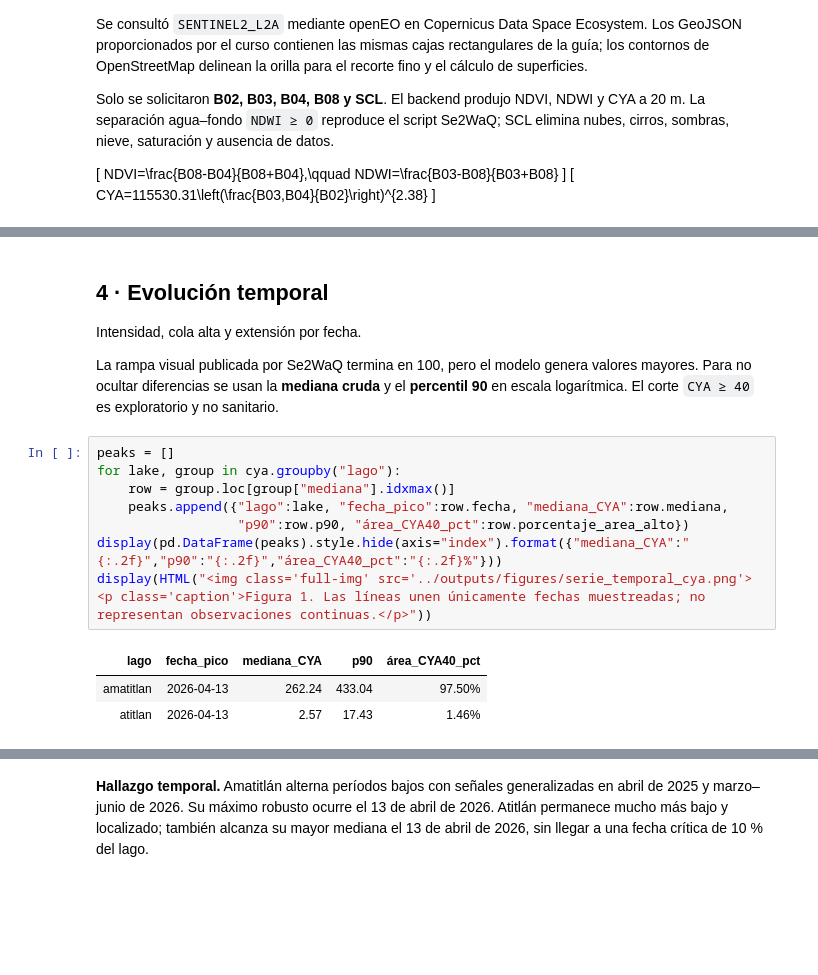
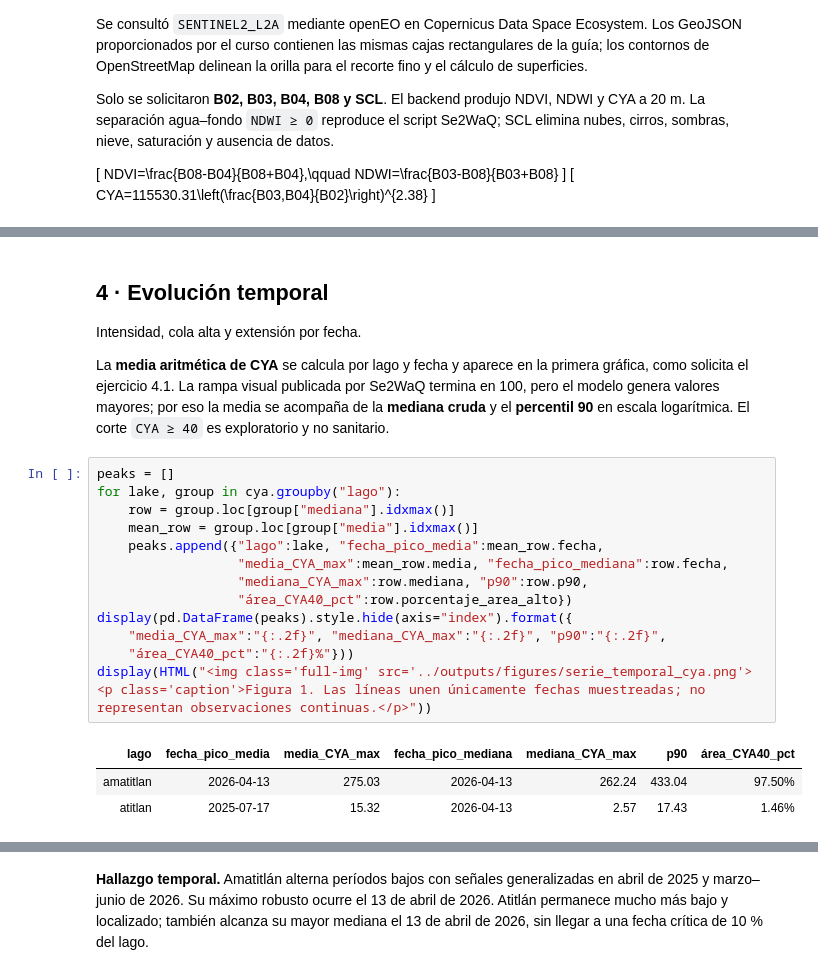
Before and after one commit to DanielBarillasM/Laboratorio-4.-Analisis-Geoespacial-y-sensores-remotos_DS_Grupo-1, a Jupyter notebook: notebooks/02_laboratorio_completo.ipynb, the cells around one changed output, grey strips where cells are left out. Cells and saved outputs as stored; diff of their text form; blank space fills up the shorter version.

```diff
--- a/notebooks/02_laboratorio_completo.ipynb
+++ b/notebooks/02_laboratorio_completo.ipynb
@@ -93,19 +96,24 @@ Lectura: los archivos del curso son extensiones de consulta, no polígonos de co
 # %% [markdown]
 <div class="section"><h2>4 · Evolución temporal</h2><p>Intensidad, cola alta y extensión por fecha.</p></div>
 
-La rampa visual publicada por Se2WaQ termina en 100, pero el modelo genera valores mayores. Para no ocultar diferencias se usan la **mediana cruda** y el **percentil 90** en escala logarítmica. El corte `CYA ≥ 40` es exploratorio y no sanitario.
+La **media aritmética de CYA** se calcula por lago y fecha y aparece en la primera gráfica, como solicita el ejercicio 4.1. La rampa visual publicada por Se2WaQ termina en 100, pero el modelo genera valores mayores; por eso la media se acompaña de la **mediana cruda** y el **percentil 90** en escala logarítmica. El corte `CYA ≥ 40` es exploratorio y no sanitario.
 # %%
 peaks = []
 for lake, group in cya.groupby("lago"):
     row = group.loc[group["mediana"].idxmax()]
-    peaks.append({"lago":lake, "fecha_pico":row.fecha, "mediana_CYA":row.mediana,
-                  "p90":row.p90, "área_CYA40_pct":row.porcentaje_area_alto})
-display(pd.DataFrame(peaks).style.hide(axis="index").format({"mediana_CYA":"{:.2f}","p90":"{:.2f}","área_CYA40_pct":"{:.2f}%"}))
+    mean_row = group.loc[group["media"].idxmax()]
+    peaks.append({"lago":lake, "fecha_pico_media":mean_row.fecha,
+                  "media_CYA_max":mean_row.media, "fecha_pico_mediana":row.fecha,
+                  "mediana_CYA_max":row.mediana, "p90":row.p90,
+                  "área_CYA40_pct":row.porcentaje_area_alto})
+display(pd.DataFrame(peaks).style.hide(axis="index").format({
+    "media_CYA_max":"{:.2f}", "mediana_CYA_max":"{:.2f}", "p90":"{:.2f}",
+    "área_CYA40_pct":"{:.2f}%"}))
 display(HTML("<img class='full-img' src='../outputs/figures/serie_temporal_cya.png'><p class='caption'>Figura 1. Las líneas unen únicamente fechas muestreadas; no representan observaciones continuas.</p>"))
 # %% [output]
-| lago | fecha_pico | mediana_CYA | p90 | área_CYA40_pct |
-| amatitlan | 2026-04-13 | 262.24 | 433.04 | 97.50% |
-| atitlan | 2026-04-13 | 2.57 | 17.43 | 1.46% |
+| lago | fecha_pico_media | media_CYA_max | fecha_pico_mediana | mediana_CYA_max | p90 | área_CYA40_pct |
+| amatitlan | 2026-04-13 | 275.03 | 2026-04-13 | 262.24 | 433.04 | 97.50% |
+| atitlan | 2025-07-17 | 15.32 | 2026-04-13 | 2.57 | 17.43 | 1.46% |
 [interactive output not drawn]
 # %% [markdown]
 <div class="callout finding"><strong>Hallazgo temporal.</strong> Amatitlán alterna períodos bajos con señales generalizadas en abril de 2025 y marzo–junio de 2026. Su máximo robusto ocurre el 13 de abril de 2026. Atitlán permanece mucho más bajo y localizado; también alcanza su mayor mediana el 13 de abril de 2026, sin llegar a una fecha crítica de 10 % del lago.</div>
```
Also changed, not shown: parts of 2 cells of this notebook, 6 other files.
